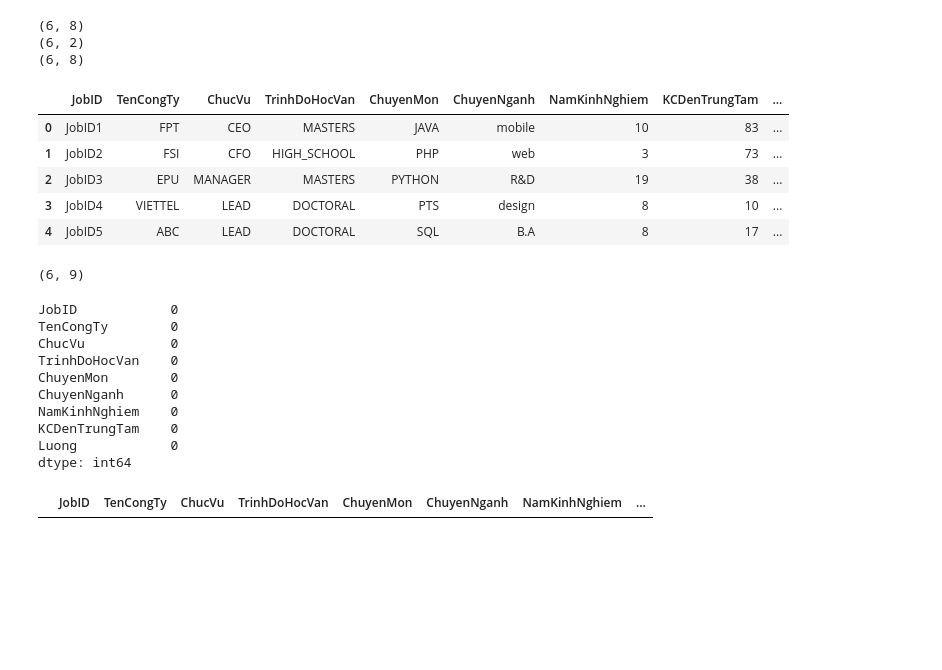
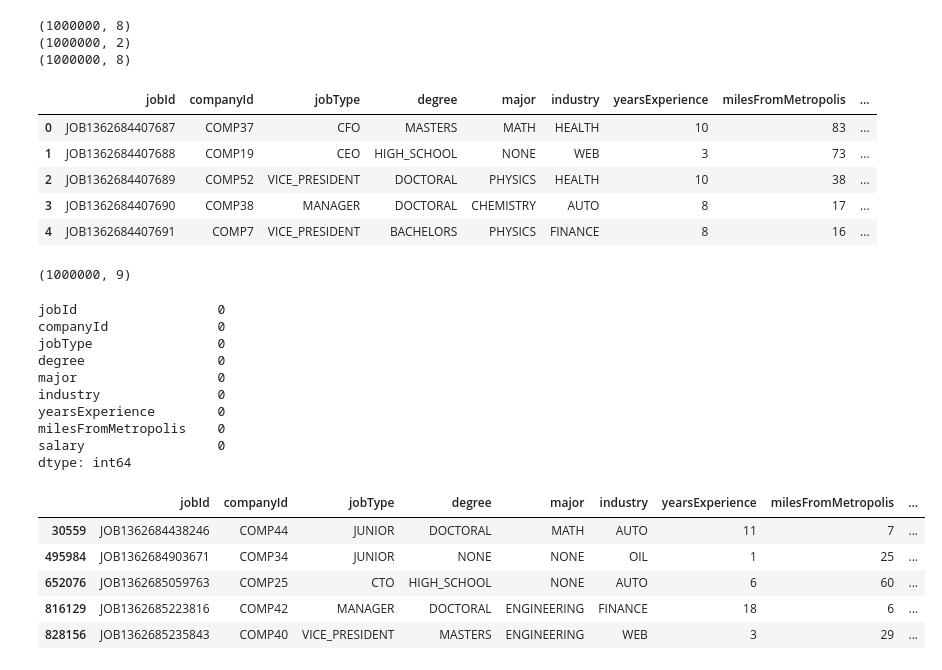
Before and after one commit to DucLong06/Salary-Prediction, a Jupyter notebook: Salary Prediction.ipynb, the cells around one changed output. Drawn from its saved outputs; the diff is of its cells as text; code cells hidden in the pictures; blank space fills up the shorter version.

```diff
--- a/Salary Prediction.ipynb
+++ b/Salary Prediction.ipynb
@@ -59,6 +23,6 @@ def ViolinPlot(data, var):
 # %%
 # Load raw data
-train_feat = pd.read_csv('/Users/LongHD/Desktop/Salary-Prediction/train_features.csv')
+train_feat = pd.read_csv('train_features.csv')
 train_sal = pd.read_csv('train_salaries.csv')
 test_feat = pd.read_csv('test_features.csv')
 
@@ -94,47 +58,52 @@ print(train_feat.shape)
 print(train_sal.shape)
 print(test_feat.shape)
 # %% [output]
-(6, 8)
-(6, 2)
-(6, 8)
+(1000000, 8)
+(1000000, 2)
+(1000000, 8)
 # %%
-train_data = pd.merge(train_feat, train_sal, on ='JobID')
+train_data = pd.merge(train_feat, train_sal, on ='jobId')
 
 # Check features of merged data (kiểm tra đồng nhất dữ liệu )
 train_data.head()
 # %% [output]
-|  | JobID | TenCongTy | ChucVu | TrinhDoHocVan | ChuyenMon | ChuyenNganh | NamKinhNghiem | KCDenTrungTam | ... |
-| 0 | JobID1 | FPT | CEO | MASTERS | JAVA | mobile | 10 | 83 | ... |
-| 1 | JobID2 | FSI | CFO | HIGH_SCHOOL | PHP | web | 3 | 73 | ... |
-| 2 | JobID3 | EPU | MANAGER | MASTERS | PYTHON | R&D | 19 | 38 | ... |
-| 3 | JobID4 | VIETTEL | LEAD | DOCTORAL | PTS | design | 8 | 10 | ... |
-| 4 | JobID5 | ABC | LEAD | DOCTORAL | SQL | B.A | 8 | 17 | ... |
+|  | jobId | companyId | jobType | degree | major | industry | yearsExperience | milesFromMetropolis | ... |
+| 0 | JOB1362684407687 | COMP37 | CFO | MASTERS | MATH | HEALTH | 10 | 83 | ... |
+| 1 | JOB1362684407688 | COMP19 | CEO | HIGH_SCHOOL | NONE | WEB | 3 | 73 | ... |
+| 2 | JOB1362684407689 | COMP52 | VICE_PRESIDENT | DOCTORAL | PHYSICS | HEALTH | 10 | 38 | ... |
+| 3 | JOB1362684407690 | COMP38 | MANAGER | DOCTORAL | CHEMISTRY | AUTO | 8 | 17 | ... |
+| 4 | JOB1362684407691 | COMP7 | VICE_PRESIDENT | BACHELORS | PHYSICS | FINANCE | 8 | 16 | ... |
 # %%
 train_data.shape
 # %% [output]
-(6, 9)
+(1000000, 9)
 # %%
 # Check for missing data(kiểm tra dữ liệu có bị thiếu không )
 missing_data = train_data.isnull().sum()
 missing_data
 # %% [output]
-JobID            0
-TenCongTy        0
-ChucVu           0
-TrinhDoHocVan    0
-ChuyenMon        0
-ChuyenNganh      0
-NamKinhNghiem    0
-KCDenTrungTam    0
-Luong            0
+jobId                  0
+companyId              0
+jobType                0
+degree                 0
+major                  0
+industry               0
+yearsExperience        0
+milesFromMetropolis    0
+salary                 0
 dtype: int64
 # %%
 # Check for invalid salaries (kiểm tra xem có lương =0 không ?)
-zero_salary = train_data['Luong']<=0
+zero_salary = train_data['salary']<=0
 invalid_salary = train_data[zero_salary]
 
 invalid_salary
 # %% [output]
-|  | JobID | TenCongTy | ChucVu | TrinhDoHocVan | ChuyenMon | ChuyenNganh | NamKinhNghiem | ... |
+|  | jobId | companyId | jobType | degree | major | industry | yearsExperience | milesFromMetropolis | ... |
+| 30559 | JOB1362684438246 | COMP44 | JUNIOR | DOCTORAL | MATH | AUTO | 11 | 7 | ... |
+| 495984 | JOB1362684903671 | COMP34 | JUNIOR | NONE | NONE | OIL | 1 | 25 | ... |
+| 652076 | JOB1362685059763 | COMP25 | CTO | HIGH_SCHOOL | NONE | AUTO | 6 | 60 | ... |
+| 816129 | JOB1362685223816 | COMP42 | MANAGER | DOCTORAL | ENGINEERING | FINANCE | 18 | 6 | ... |
+| 828156 | JOB1362685235843 | COMP40 | VICE_PRESIDENT | MASTERS | ENGINEERING | WEB | 3 | 29 | ... |
 # %%
 # Define categorical variables
```
Also changed, not shown: parts of 29 cells of this notebook, 6 other files.
